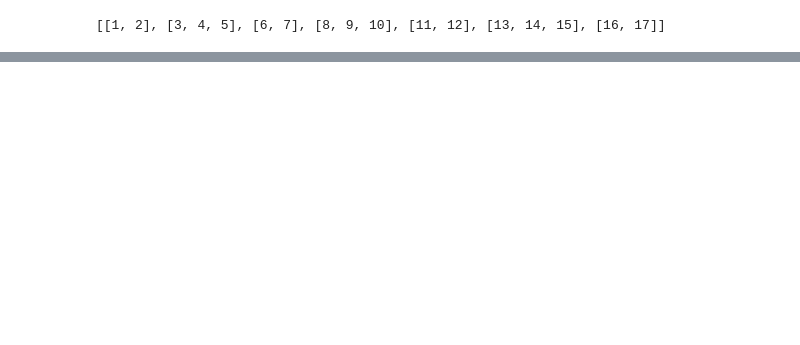
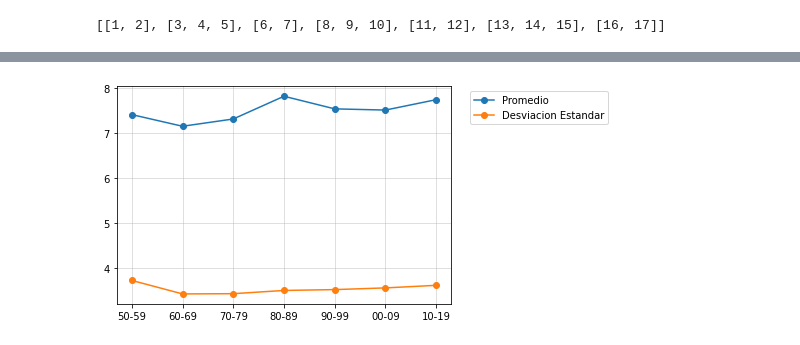
Before and after one commit to gustavomarinovando/era5-analysis, a Jupyter notebook: DataBaseIncreased.ipynb, the cells around one changed output, grey strips where cells are left out. Saved outputs shown, nothing was run; the diff lists cells and outputs as text; code cells hidden in the pictures; blank space fills up the shorter version.

```diff
--- a/DataBaseIncreased.ipynb
+++ b/DataBaseIncreased.ipynb
@@ -573,0 +659,10 @@ print(t)
+# %%
+nys = [i[2:5]+i[7:] for i in ys]
+plt.grid(True, which="both", alpha=0.5)
+plt.plot(nys, means, '-o', label='Promedio')
+plt.plot(nys, std, '-o', label='Desviacion Estandar')
+plt.legend(bbox_to_anchor=(1.04,1), loc="upper left")
+plt.savefig('Fig2.png')
+plt.show()
+# %% [output]
+[figure, added]
```
Also changed, not shown: parts of 7 cells of this notebook, 2 other files.
